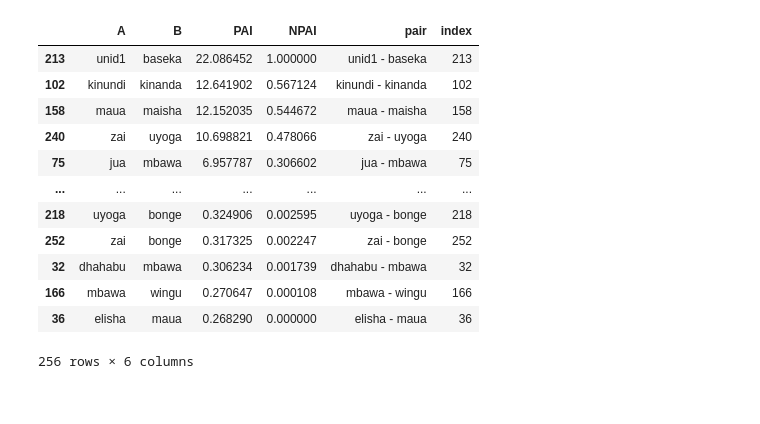
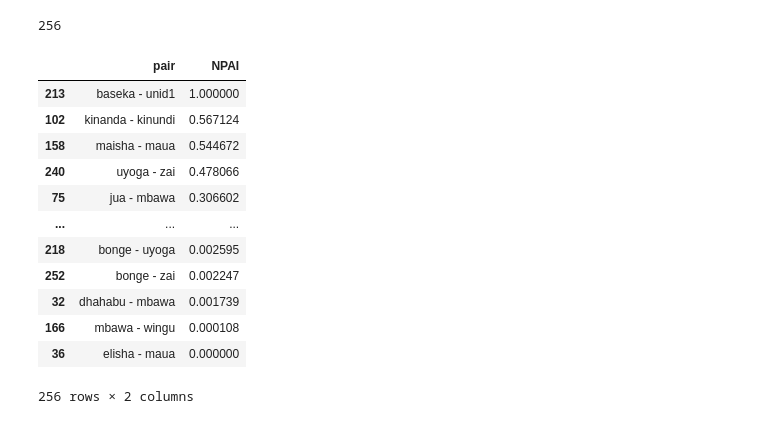
Before and after one commit to SreevishnuAB/ChimpData, a Jupyter notebook: Normalise_and_Plot.ipynb, the cells around one changed output. Drawn from its saved outputs; the diff is of its cells as text; code cells hidden in the pictures.

```diff
--- a/Normalise_and_Plot.ipynb
+++ b/Normalise_and_Plot.ipynb
@@ -78,3 +80,9 @@ def normalise_column_zscore(col: pd.Series) -> pd.Series:
     return pd.Series((normalised_val))
 
   return col.apply(normalise_value)
+# %%
+def merge_in_order(val1, val2):
+  if val1 < val2:
+    return pd.Series((f"{val1} - {val2}"))
+  else:
+    return pd.Series((f"{val2} - {val1}"))
@@ -142,7 +139,7 @@ fig.show()
 [interactive output not drawn]
 # %%
 df_pai_dry_ssn['NPAI'] = normalise_column(df_pai_dry_ssn['PAI'])
-df_pai_dry_ssn['pair'] = df_pai_dry_ssn['A'] + " - " + df_pai_dry_ssn['B']
+df_pai_dry_ssn['pair'] = df_pai_dry_ssn.apply(lambda x: merge_in_order(x.A, x.B), axis=1)
 df_pai_dry_ssn
 # %% [output]
 |  | A | B | PAI | NPAI | pair |
@@ -161,21 +158,24 @@ df_pai_dry_ssn
 # %%
 df_pai_dry_ssn_sorted = df_pai_dry_ssn.sort_values("NPAI", ascending=False)
 df_pai_dry_ssn_sorted['index'] = df_pai_dry_ssn_sorted.index.astype(str)
+print(len(df_pai_dry_ssn_sorted))
+df_pai_dry_ssn_sorted = df_pai_dry_ssn_sorted[['pair', 'NPAI']].drop_duplicates()
 df_pai_dry_ssn_sorted
 # %% [output]
+256
-|  | A | B | PAI | NPAI | pair | index |
-| 213 | unid1 | baseka | 22.086452 | 1.000000 | unid1 - baseka | 213 |
-| 102 | kinundi | kinanda | 12.641902 | 0.567124 | kinundi - kinanda | 102 |
-| 158 | maua | maisha | 12.152035 | 0.544672 | maua - maisha | 158 |
-| 240 | zai | uyoga | 10.698821 | 0.478066 | zai - uyoga | 240 |
-| 75 | jua | mbawa | 6.957787 | 0.306602 | jua - mbawa | 75 |
-| ... | ... | ... | ... | ... | ... | ... |
-| 218 | uyoga | bonge | 0.324906 | 0.002595 | uyoga - bonge | 218 |
-| 252 | zai | bonge | 0.317325 | 0.002247 | zai - bonge | 252 |
-| 32 | dhahabu | mbawa | 0.306234 | 0.001739 | dhahabu - mbawa | 32 |
-| 166 | mbawa | wingu | 0.270647 | 0.000108 | mbawa - wingu | 166 |
-| 36 | elisha | maua | 0.268290 | 0.000000 | elisha - maua | 36 |
+|  | pair | NPAI |
+| 213 | baseka - unid1 | 1.000000 |
+| 102 | kinanda - kinundi | 0.567124 |
+| 158 | maisha - maua | 0.544672 |
+| 240 | uyoga - zai | 0.478066 |
+| 75 | jua - mbawa | 0.306602 |
+| ... | ... | ... |
+| 218 | bonge - uyoga | 0.002595 |
+| 252 | bonge - zai | 0.002247 |
+| 32 | dhahabu - mbawa | 0.001739 |
+| 166 | mbawa - wingu | 0.000108 |
+| 36 | elisha - maua | 0.000000 |
-256 rows × 6 columns
+256 rows × 2 columns
 # %%
 fig = px.bar(df_pai_dry_ssn_sorted, x="pair", y="NPAI")
 fig.update_layout(
```
Also changed, not shown: parts of 31 cells of this notebook.
